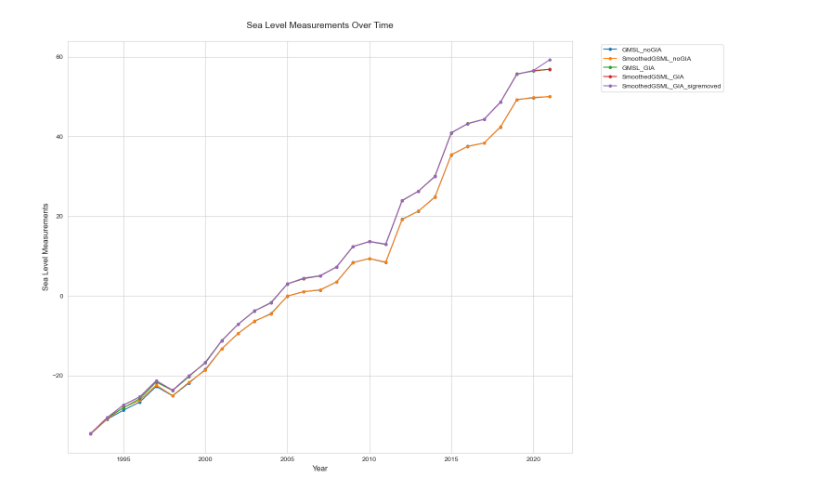
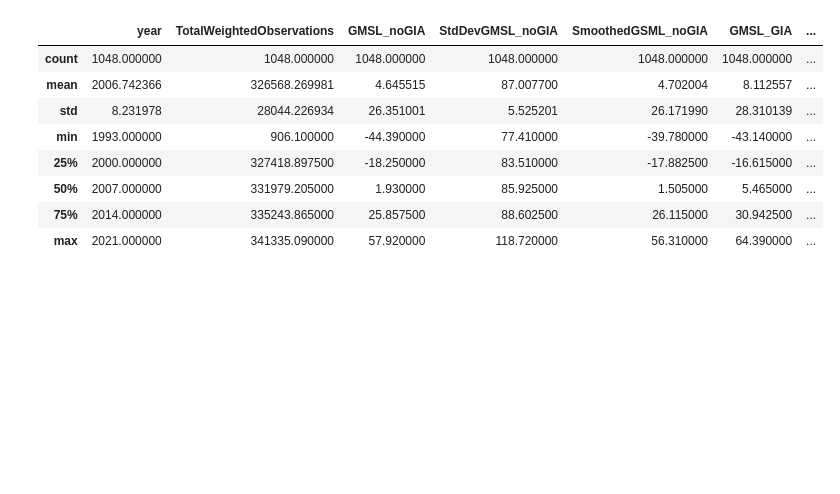
Before and after one commit to Rob-P-Smith/ML-Project, a Jupyter notebook: sealevel.ipynb, the cells around one changed output. Drawn from its saved outputs; the diff is of its cells as text; code cells hidden in the pictures; blank space fills up the shorter version.

```diff
--- a/sealevel.ipynb
+++ b/sealevel.ipynb
@@ -1,47 +0,0 @@
-# %%
-import pandas as pd
-import matplotlib.pyplot as plt
-import seaborn as sns
-
-# Read the CSV file
-# Drop rows with any missing values
-df = pd.read_csv('data/sealevel.csv')
-df = df.dropna()
-
-# Group by year and calculate mean for all numeric columns
-yearly_avg = df.groupby('Year').mean().reset_index()
-
-# Save the averaged data to a new CSV file
-yearly_avg.to_csv('data/averaged_sealevel_data.csv', index=False)
-
-# Create the visualization
-plt.figure(figsize=(15, 10))
-
-# Set the style
-sns.set_style("whitegrid")
-
-# Create line plots for each relevant column
-columns_to_plot = [
-    'GMSL_noGIA',
-    'SmoothedGSML_noGIA',
-    'GMSL_GIA',
-    'SmoothedGSML_GIA',
-    'SmoothedGSML_GIA_sigremoved'
-]
-
-# Plot each column
-for column in columns_to_plot:
-    plt.plot(yearly_avg['Year'], yearly_avg[column], label=column, marker='o', markersize=4)
-
-# Customize the plot
-plt.title('Sea Level Measurements Over Time', fontsize=14, pad=20)
-plt.xlabel('Year', fontsize=12)
-plt.ylabel('Sea Level Measurements', fontsize=12)
-plt.legend(bbox_to_anchor=(1.05, 1), loc='upper left')
-plt.tight_layout()
-
-# Save the plot
-plt.savefig('sea_level_trends.png', dpi=300, bbox_inches='tight')
-plt.show()
-# %% [output]
-[figure, removed]
@@ -47,0 +6,26 @@ plt.show()
+# %%
+# Read the CSV file
+
+df = pd.read_csv('data/Sea_Level_Data/sealevel.csv')
+df.describe()
+# # Drop rows with any missing values
+# df_cleaned = df.dropna()
+
+# # Group by year and calculate the mean for each column
+# df_averaged = df_cleaned.groupby('year').mean().reset_index()
+
+# # Save only the Year and GMSL_GIA columns to a new CSV file
+# df_averaged[['year', 'GMSL_GIA']].to_csv('data/averaged_sealevel_data.csv', index=False)
+
+# # Read the averaged data
+# df_avg_read = pd.read_csv('data/averaged_sealevel_data.csv')
+# %% [output]
+|  | year | TotalWeightedObservations | GMSL_noGIA | StdDevGMSL_noGIA | SmoothedGSML_noGIA | GMSL_GIA | ... |
+| count | 1048.000000 | 1048.000000 | 1048.000000 | 1048.000000 | 1048.000000 | 1048.000000 | ... |
+| mean | 2006.742366 | 326568.269981 | 4.645515 | 87.007700 | 4.702004 | 8.112557 | ... |
+| std | 8.231978 | 28044.226934 | 26.351001 | 5.525201 | 26.171990 | 28.310139 | ... |
+| min | 1993.000000 | 906.100000 | -44.390000 | 77.410000 | -39.780000 | -43.140000 | ... |
+| 25% | 2000.000000 | 327418.897500 | -18.250000 | 83.510000 | -17.882500 | -16.615000 | ... |
+| 50% | 2007.000000 | 331979.205000 | 1.930000 | 85.925000 | 1.505000 | 5.465000 | ... |
+| 75% | 2014.000000 | 335243.865000 | 25.857500 | 88.602500 | 26.115000 | 30.942500 | ... |
+| max | 2021.000000 | 341335.090000 | 57.920000 | 118.720000 | 56.310000 | 64.390000 | ... |
```
Also changed, not shown: parts of 4 cells of this notebook, 8 other files.
